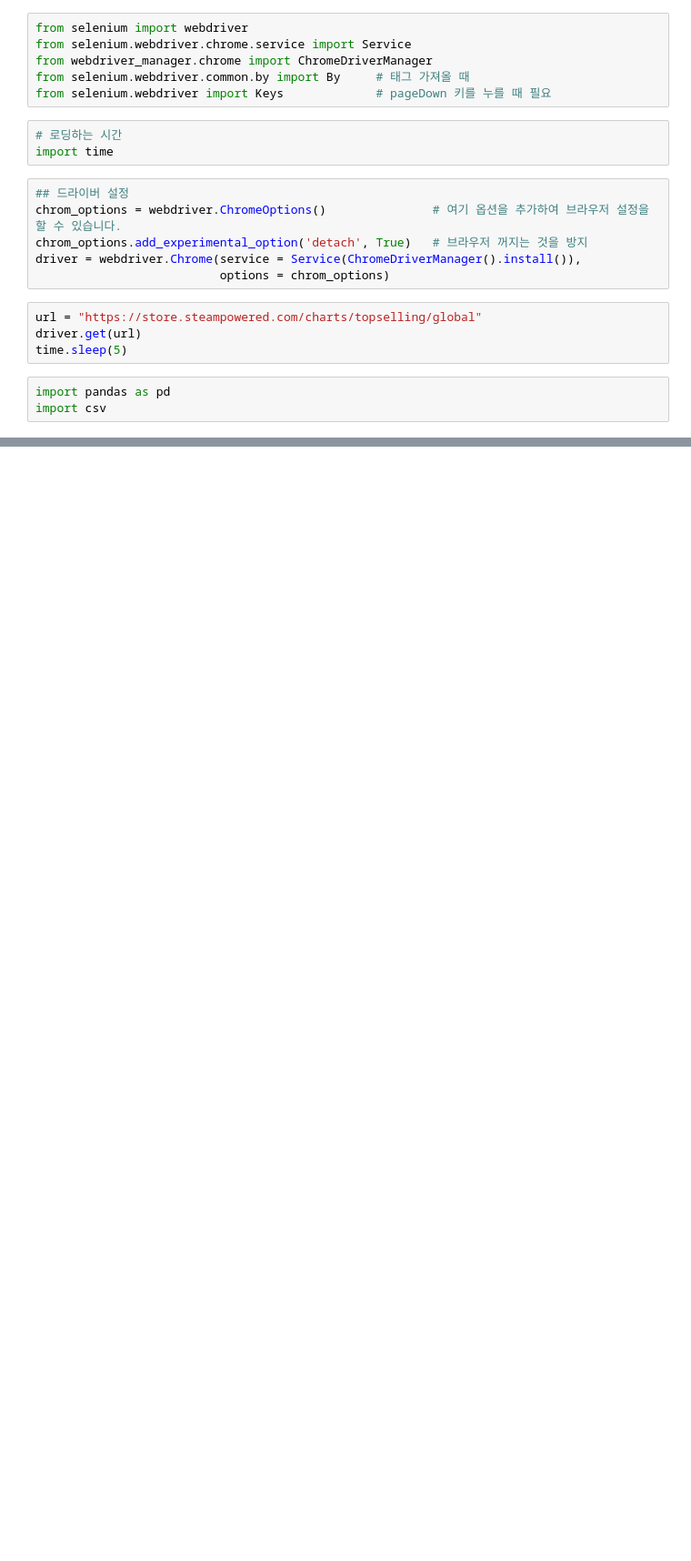
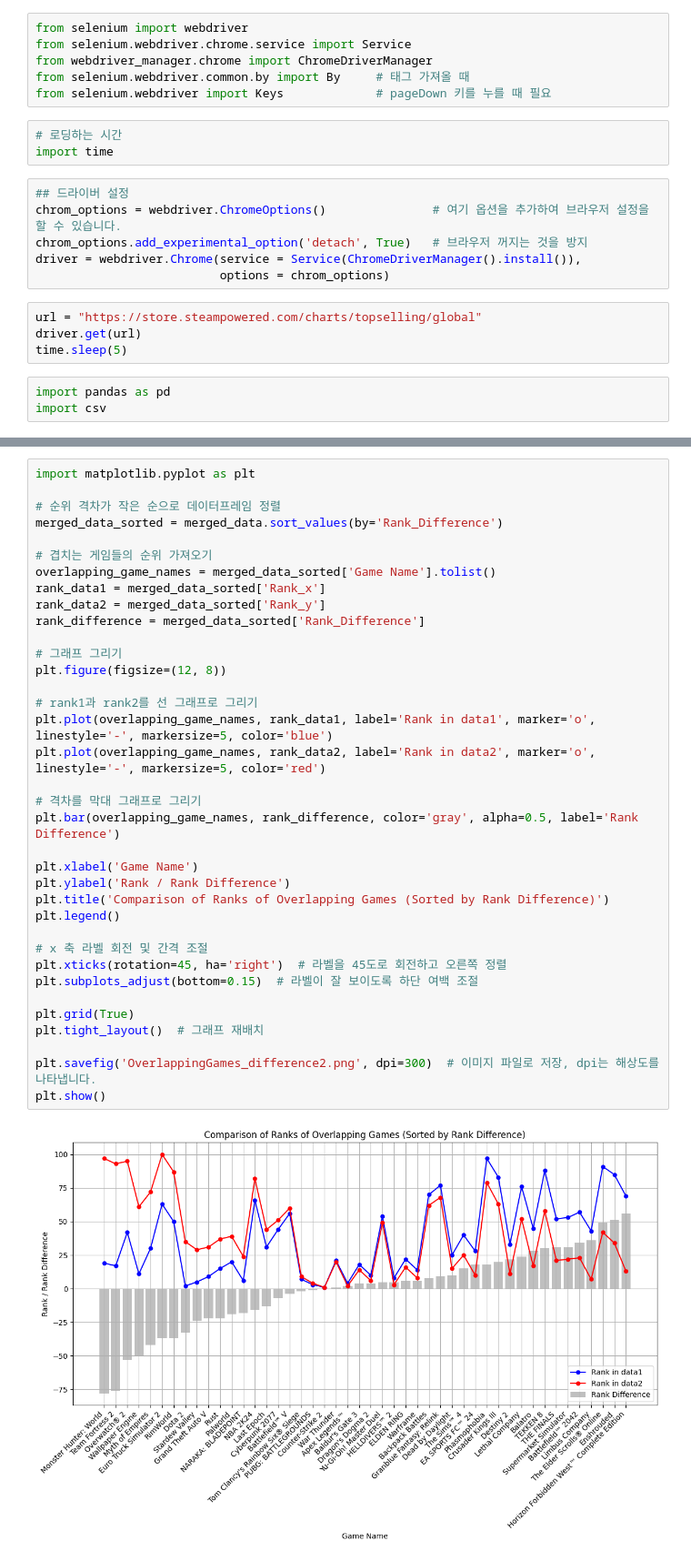
Before and after one commit to SeSAC-UE-AI/AIProject, a Jupyter notebook: Project/JYJ/steam_sellCnt.ipynb, the cells around one changed output, grey strips where cells are left out. Shown: that part at 91% size. Cells and saved outputs as stored; diff of their text form; blank space fills up the shorter version.

```diff
--- a/Project/JYJ/steam_sellCnt.ipynb
+++ b/Project/JYJ/steam_sellCnt.ipynb
@@ -47,0 +239,38 @@ df.to_csv(csv_file, index=False, encoding='utf-8-sig')
+# %%
+import matplotlib.pyplot as plt
+
+# 순위 격차가 작은 순으로 데이터프레임 정렬
+merged_data_sorted = merged_data.sort_values(by='Rank_Difference')
+
+# 겹치는 게임들의 순위 가져오기
+overlapping_game_names = merged_data_sorted['Game Name'].tolist()
+rank_data1 = merged_data_sorted['Rank_x']
+rank_data2 = merged_data_sorted['Rank_y']
+rank_difference = merged_data_sorted['Rank_Difference']
+
+# 그래프 그리기
+plt.figure(figsize=(12, 8))
+
+# rank1과 rank2를 선 그래프로 그리기
+plt.plot(overlapping_game_names, rank_data1, label='Rank in data1', marker='o', linestyle='-', markersize=5, color='blue')
+plt.plot(overlapping_game_names, rank_data2, label='Rank in data2', marker='o', linestyle='-', markersize=5, color='red')
+
+# 격차를 막대 그래프로 그리기
+plt.bar(overlapping_game_names, rank_difference, color='gray', alpha=0.5, label='Rank Difference')
+
+plt.xlabel('Game Name')
+plt.ylabel('Rank / Rank Difference')
+plt.title('Comparison of Ranks of Overlapping Games (Sorted by Rank Difference)')
+plt.legend()
+
+# x 축 라벨 회전 및 간격 조절
+plt.xticks(rotation=45, ha='right')  # 라벨을 45도로 회전하고 오른쪽 정렬
+plt.subplots_adjust(bottom=0.15)  # 라벨이 잘 보이도록 하단 여백 조절
+
+plt.grid(True)
+plt.tight_layout()  # 그래프 재배치
+
+plt.savefig('OverlappingGames_difference2.png', dpi=300)  # 이미지 파일로 저장, dpi는 해상도를 나타냅니다.
+plt.show()
+# %% [output]
+[figure, added]
```
Also changed, not shown: parts of 11 cells of this notebook, 8 other files.
